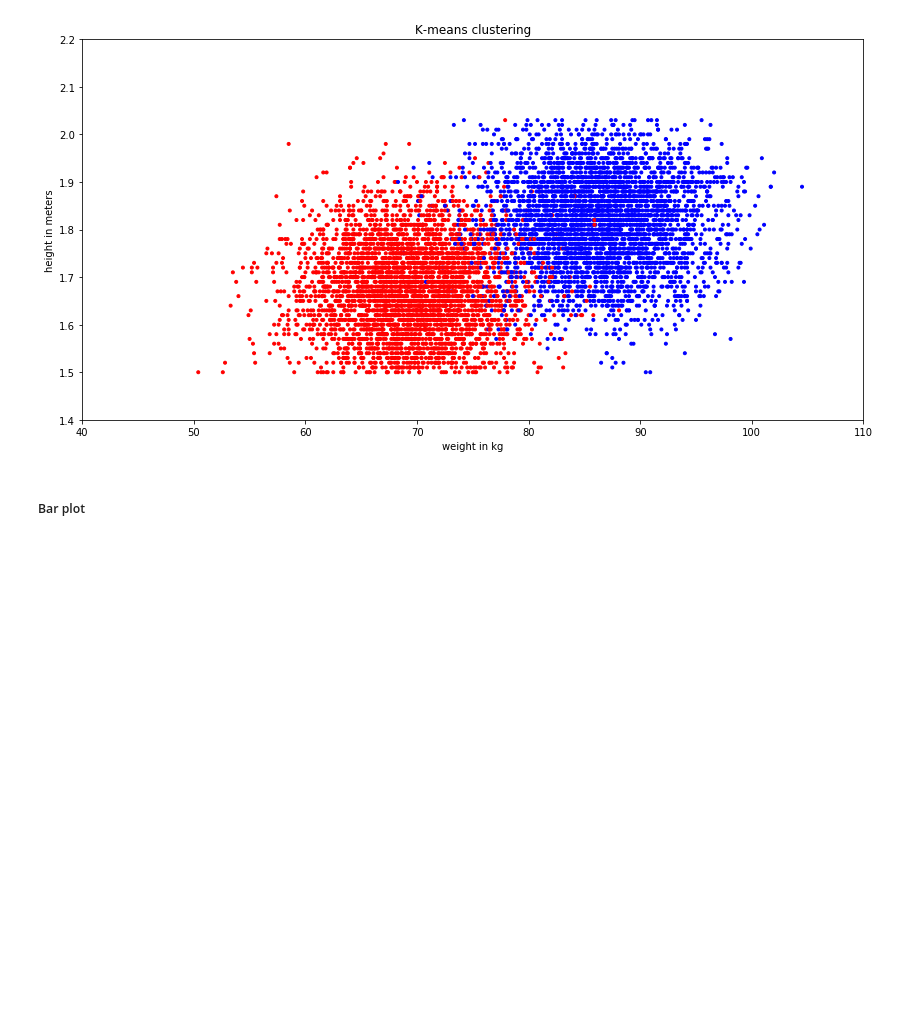
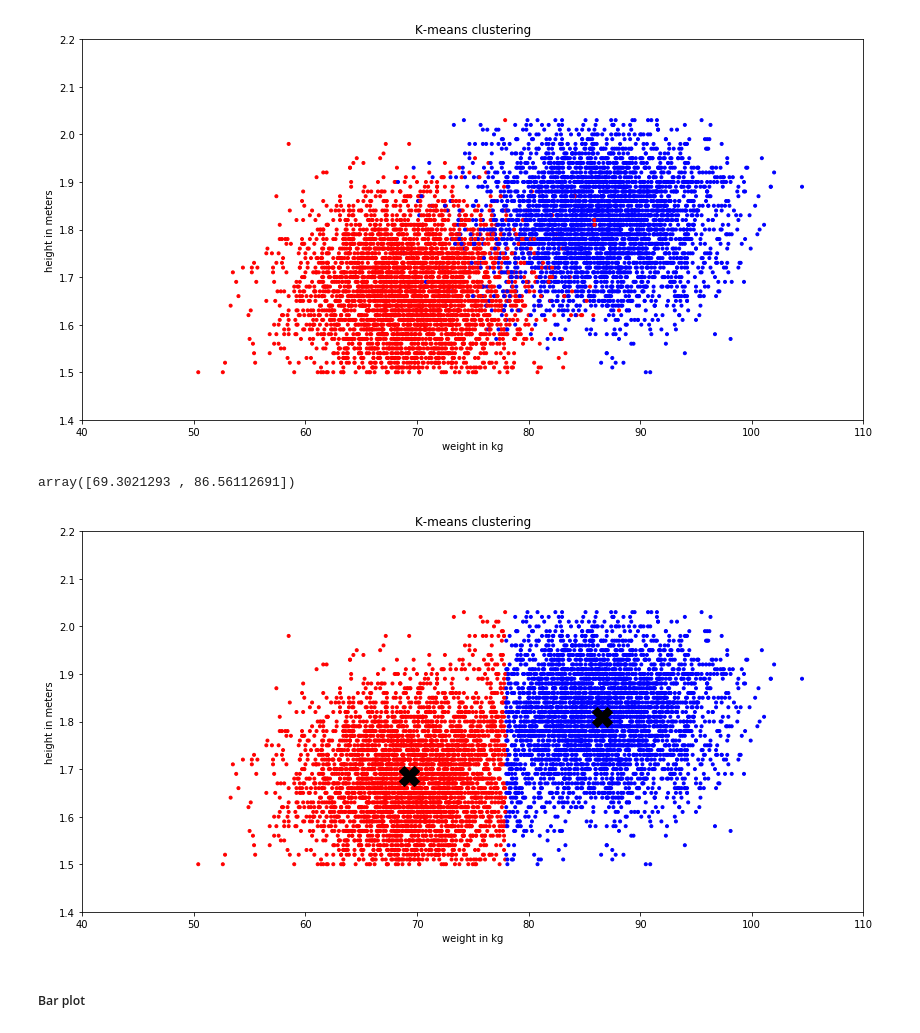
Before and after one commit to jessalfredsen/kom_godt_igang_med_python, a Jupyter notebook: main.ipynb, the cells around one changed output. Saved outputs shown, nothing was run; the diff lists cells and outputs as text; code cells hidden in the pictures; blank space fills up the shorter version.

```diff
--- a/main.ipynb
+++ b/main.ipynb
@@ -619,7 +617,7 @@ from sklearn.linear_model import LogisticRegression
 from sklearn.model_selection import train_test_split
 from sklearn.metrics import confusion_matrix, accuracy_score
 # %%
-X = df[['height', 'weight']].values
+X = df[['weight', 'height']].values
 y = df['gender'].values
 
 X_train, X_test, y_train, y_test = train_test_split(X, y, test_size=0.2)
@@ -725,20 +723,11 @@ df['cluster'] = kmeans.labels_
 
 #df.plot.scatter(x='height', y='weight')
 # %%
-#N = 1500
-#np.random.choice(, size=N)
-
-#df_man = df[df['gender'] == 'man']
-#df_woman = df[df['gender'] == 'woman']
-
-#print(df_man[['weight','height']].values)
-#print(df_woman[['weight','height']].values)
-
 weights = df['weight'].values
 heights = df['height'].values
 
-color = np.where(df['gender'] == 'man', 'b', 'r')
-#m = np.where(df['cluster'] == 0, 'x', 'o')
+color_true = np.where(df['gender'] == 'man', 'b', 'r')
+color_pred = np.where(df['cluster'] == 1, 'b', 'r')
 # %%
 plt.figure(figsize=(14,7))
 
@@ -750,6 +739,22 @@ plt.title('K-means clustering')
 plt.show()
 # %% [output]
 [figure]
+# %%
+kmeans.cluster_centers_[:,0]
+# %% [output]
+array([69.3021293 , 86.56112691])
+# %%
+plt.figure(figsize=(14,7))
+
+plt.scatter(weights, heights, c=color_pred, marker='.')
+plt.plot(kmeans.cluster_centers_[:,0], kmeans.cluster_centers_[:,1], 'kX', markersize=20)
+plt.axis([40, 110, 1.4, 2.2])
+plt.xlabel('weight in kg')
+plt.ylabel('height in meters')
+plt.title('K-means clustering')
+plt.show()
+# %% [output]
+[figure, added]
 # %% [markdown]
 ##### Bar plot
 # %%
```
Also changed, not shown: parts of 17 cells of this notebook, 1 other file.
